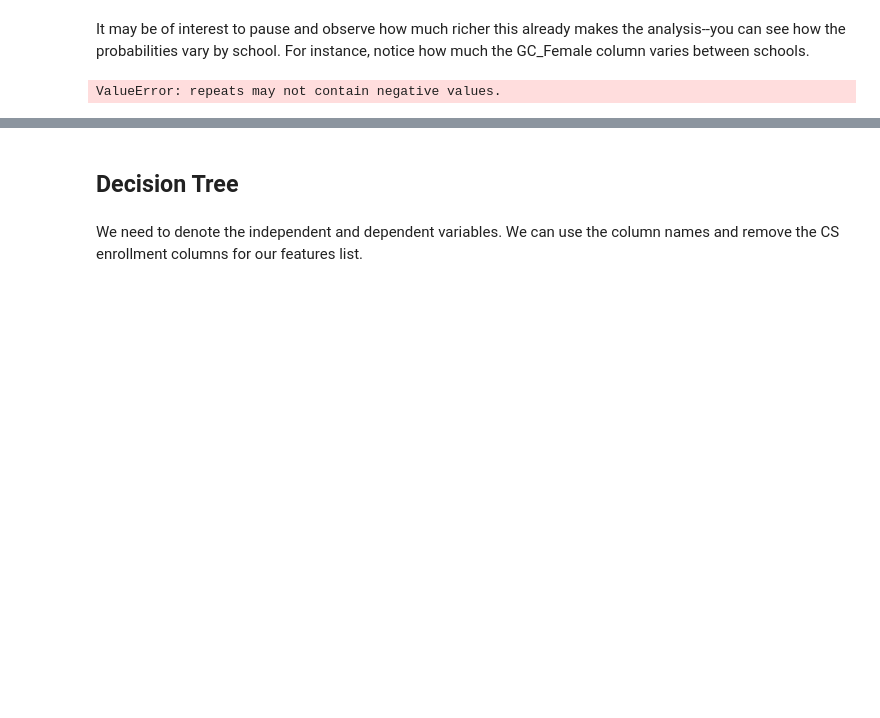
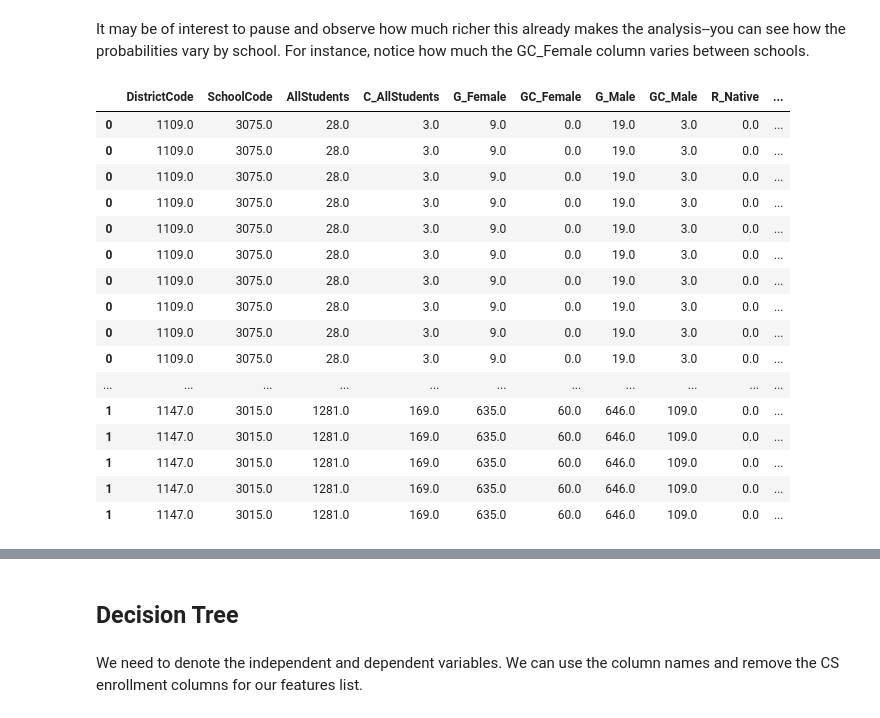
Before and after one commit to brinkbrink/WA_CS, a Jupyter notebook: WACSKeyPredictors.ipynb, the cells around one changed output, grey strips where cells are left out. Cells and saved outputs as stored; diff of their text form; code cells hidden in the pictures; blank space fills up the shorter version.

```diff
--- a/WACSKeyPredictors.ipynb
+++ b/WACSKeyPredictors.ipynb
@@ -947,12 +947,31 @@ cs_schools.head(20)
 # %% [markdown]
 It may be of interest to pause and observe how much richer this already makes the analysis--you can see how the probabilities vary by school. For instance, notice how much the GC_Female column varies between schools.
 # %%
+cs_schools.reset_index()
+cs_schools.AllStudents.astype('int')
+
 cs_schools = cs_schools.loc[cs_schools.index.repeat(cs_schools.AllStudents)]
 
 
 cs_schools.head(40)
 # %% [output]
-ValueError: repeats may not contain negative values.
+|  | DistrictCode | SchoolCode | AllStudents | C_AllStudents | G_Female | GC_Female | G_Male | GC_Male | R_Native | ... |
+| 0 | 1109.0 | 3075.0 | 28.0 | 3.0 | 9.0 | 0.0 | 19.0 | 3.0 | 0.0 | ... |
+| 0 | 1109.0 | 3075.0 | 28.0 | 3.0 | 9.0 | 0.0 | 19.0 | 3.0 | 0.0 | ... |
+| 0 | 1109.0 | 3075.0 | 28.0 | 3.0 | 9.0 | 0.0 | 19.0 | 3.0 | 0.0 | ... |
+| 0 | 1109.0 | 3075.0 | 28.0 | 3.0 | 9.0 | 0.0 | 19.0 | 3.0 | 0.0 | ... |
+| 0 | 1109.0 | 3075.0 | 28.0 | 3.0 | 9.0 | 0.0 | 19.0 | 3.0 | 0.0 | ... |
+| 0 | 1109.0 | 3075.0 | 28.0 | 3.0 | 9.0 | 0.0 | 19.0 | 3.0 | 0.0 | ... |
+| 0 | 1109.0 | 3075.0 | 28.0 | 3.0 | 9.0 | 0.0 | 19.0 | 3.0 | 0.0 | ... |
+| 0 | 1109.0 | 3075.0 | 28.0 | 3.0 | 9.0 | 0.0 | 19.0 | 3.0 | 0.0 | ... |
+| 0 | 1109.0 | 3075.0 | 28.0 | 3.0 | 9.0 | 0.0 | 19.0 | 3.0 | 0.0 | ... |
+| 0 | 1109.0 | 3075.0 | 28.0 | 3.0 | 9.0 | 0.0 | 19.0 | 3.0 | 0.0 | ... |
+| ... | ... | ... | ... | ... | ... | ... | ... | ... | ... | ... |
+| 1 | 1147.0 | 3015.0 | 1281.0 | 169.0 | 635.0 | 60.0 | 646.0 | 109.0 | 0.0 | ... |
+| 1 | 1147.0 | 3015.0 | 1281.0 | 169.0 | 635.0 | 60.0 | 646.0 | 109.0 | 0.0 | ... |
+| 1 | 1147.0 | 3015.0 | 1281.0 | 169.0 | 635.0 | 60.0 | 646.0 | 109.0 | 0.0 | ... |
+| 1 | 1147.0 | 3015.0 | 1281.0 | 169.0 | 635.0 | 60.0 | 646.0 | 109.0 | 0.0 | ... |
+| 1 | 1147.0 | 3015.0 | 1281.0 | 169.0 | 635.0 | 60.0 | 646.0 | 109.0 | 0.0 | ... |
 # %%
 rng2 = np.random.default_rng(seed=6525)
 
```
Also changed, not shown: parts of 33 cells of this notebook.
